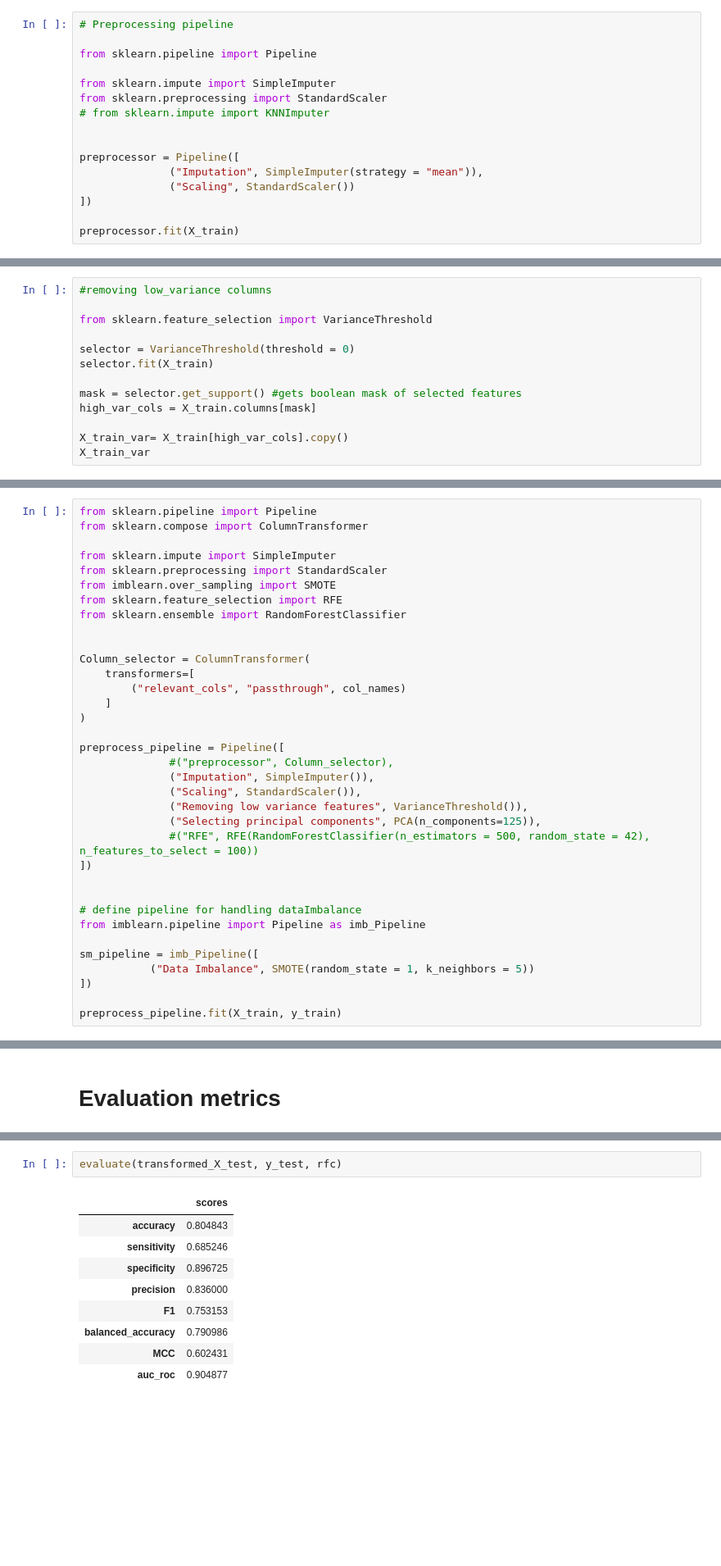
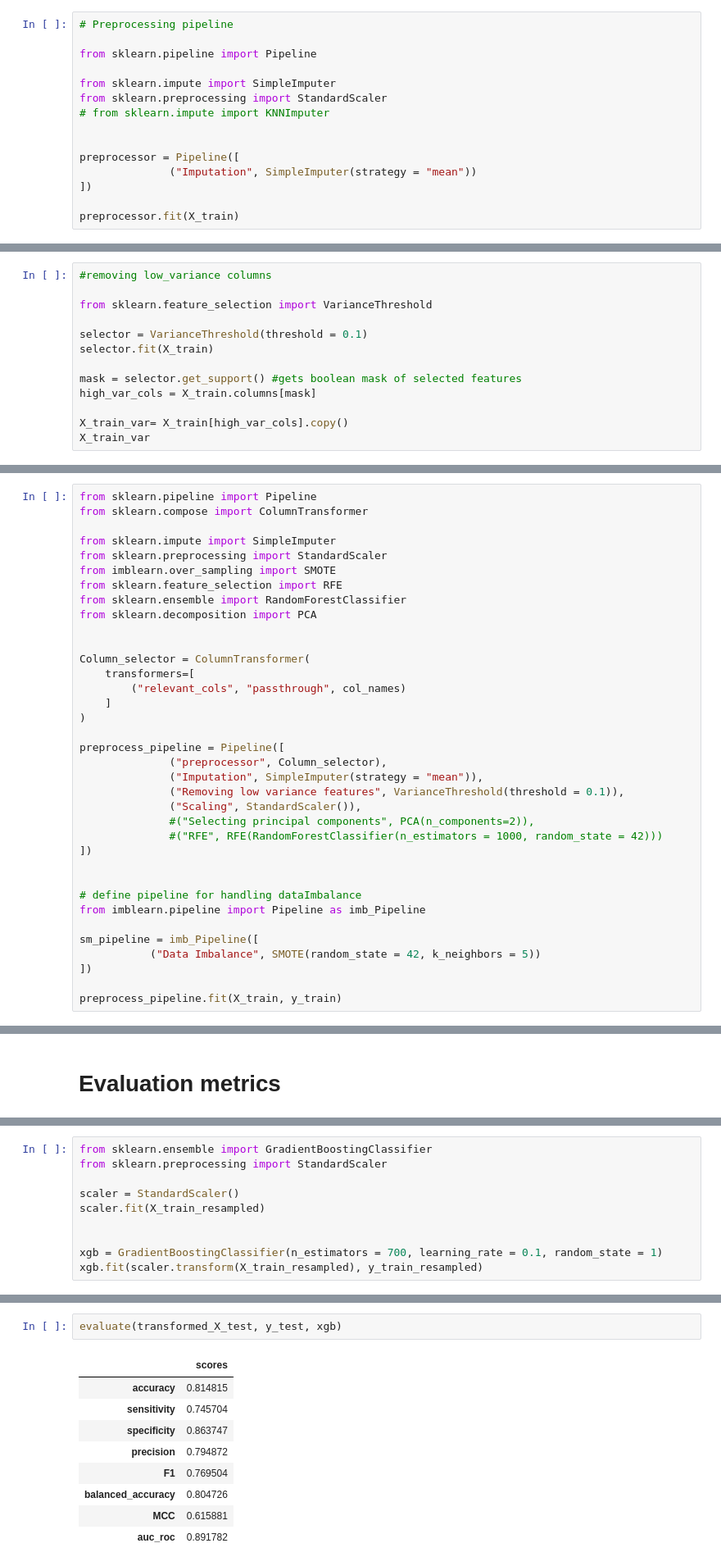
Before and after one commit to EugeneLamptey/VP16, a Jupyter notebook: feature_engineering_with_mordred.ipynb, the cells around one changed output, grey strips where cells are left out. Shown at 82% size. Drawn from its saved outputs; the diff is of its cells as text; blank space fills up the shorter version.

```diff
--- a/feature_engineering_with_mordred.ipynb
+++ b/feature_engineering_with_mordred.ipynb
@@ -317,8 +284,7 @@ from sklearn.preprocessing import StandardScaler
 
 
 preprocessor = Pipeline([
-              ("Imputation", SimpleImputer(strategy = "mean")),
-              ("Scaling", StandardScaler())
+              ("Imputation", SimpleImputer(strategy = "mean"))
 ])
 
 preprocessor.fit(X_train)
@@ -353,7 +319,7 @@ Article link: "https://www.sciencedirect.com/science/article/pii/S00162361220069
 
 from sklearn.feature_selection import VarianceThreshold
 
-selector = VarianceThreshold(threshold = 0)
+selector = VarianceThreshold(threshold = 0.1)
 selector.fit(X_train)
 
 mask = selector.get_support() #gets boolean mask of selected features
@@ -580,6 +572,7 @@ from sklearn.preprocessing import StandardScaler
 from imblearn.over_sampling import SMOTE
 from sklearn.feature_selection import RFE
 from sklearn.ensemble import RandomForestClassifier
+from sklearn.decomposition import PCA
 
 
 Column_selector = ColumnTransformer(
@@ -589,12 +582,12 @@ Column_selector = ColumnTransformer(
 )
 
 preprocess_pipeline = Pipeline([
-              #("preprocessor", Column_selector),
-              ("Imputation", SimpleImputer()),
+              ("preprocessor", Column_selector),
+              ("Imputation", SimpleImputer(strategy = "mean")),
+              ("Removing low variance features", VarianceThreshold(threshold = 0.1)),
               ("Scaling", StandardScaler()),
-              ("Removing low variance features", VarianceThreshold()),
-              ("Selecting principal components", PCA(n_components=125)),
-              #("RFE", RFE(RandomForestClassifier(n_estimators = 500, random_state = 42), n_features_to_select = 100))
+              #("Selecting principal components", PCA(n_components=2)),
+              #("RFE", RFE(RandomForestClassifier(n_estimators = 1000, random_state = 42)))
 ])
 
 
@@ -602,7 +595,7 @@ preprocess_pipeline = Pipeline([
 from imblearn.pipeline import Pipeline as imb_Pipeline
 
 sm_pipeline = imb_Pipeline([
-           ("Data Imbalance", SMOTE(random_state = 1, k_neighbors = 5))
+           ("Data Imbalance", SMOTE(random_state = 42, k_neighbors = 5))
 ])
 
 preprocess_pipeline.fit(X_train, y_train)
@@ -710,0 +705,10 @@ evaluate(transformed_X_test, y_test, rfc)
+# %%
+from sklearn.ensemble import GradientBoostingClassifier
+from sklearn.preprocessing import StandardScaler
+
+scaler = StandardScaler()
+scaler.fit(X_train_resampled)
+
+
+xgb = GradientBoostingClassifier(n_estimators = 700, learning_rate = 0.1, random_state = 1)
+xgb.fit(scaler.transform(X_train_resampled), y_train_resampled)
@@ -711,12 +717,12 @@ evaluate(transformed_X_test, y_test, rfc)
 # %%
-evaluate(transformed_X_test, y_test, rfc)
+evaluate(transformed_X_test, y_test, xgb)
 # %% [output]
 |  | scores |
-| accuracy | 0.804843 |
-| sensitivity | 0.685246 |
-| specificity | 0.896725 |
-| precision | 0.836000 |
-| F1 | 0.753153 |
-| balanced_accuracy | 0.790986 |
-| MCC | 0.602431 |
-| auc_roc | 0.904877 |
+| accuracy | 0.814815 |
+| sensitivity | 0.745704 |
+| specificity | 0.863747 |
+| precision | 0.794872 |
+| F1 | 0.769504 |
+| balanced_accuracy | 0.804726 |
+| MCC | 0.615881 |
+| auc_roc | 0.891782 |
```
Also changed, not shown: parts of 36 cells of this notebook, 1 other file.
